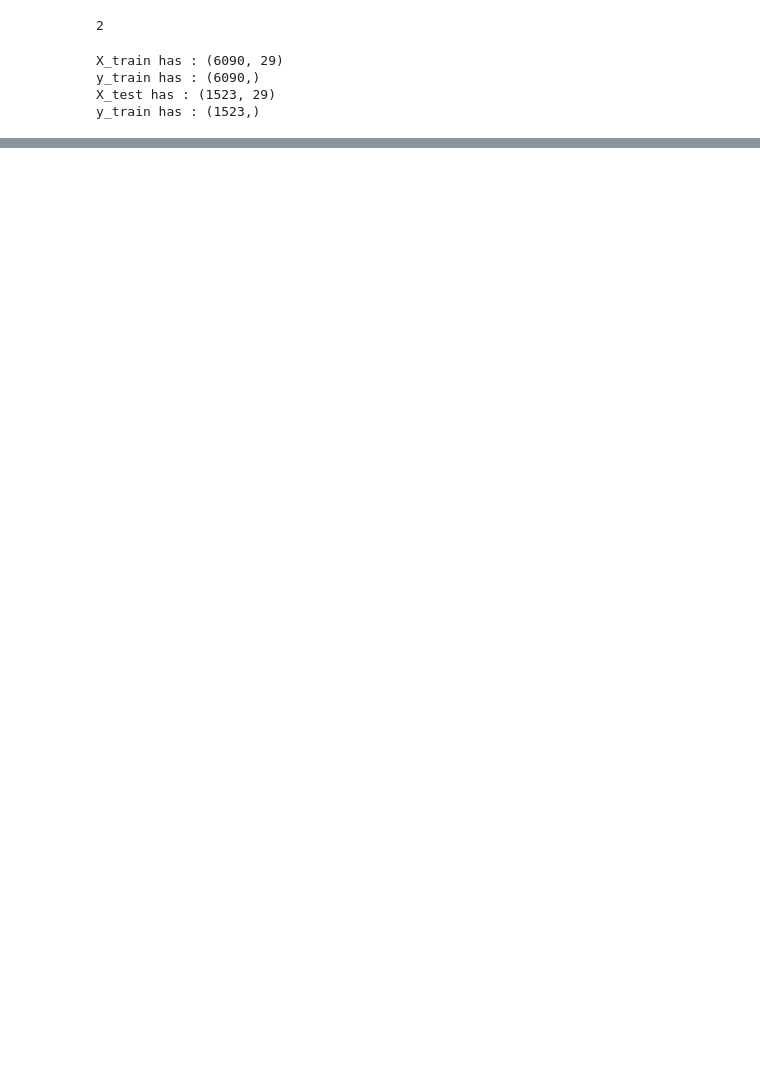
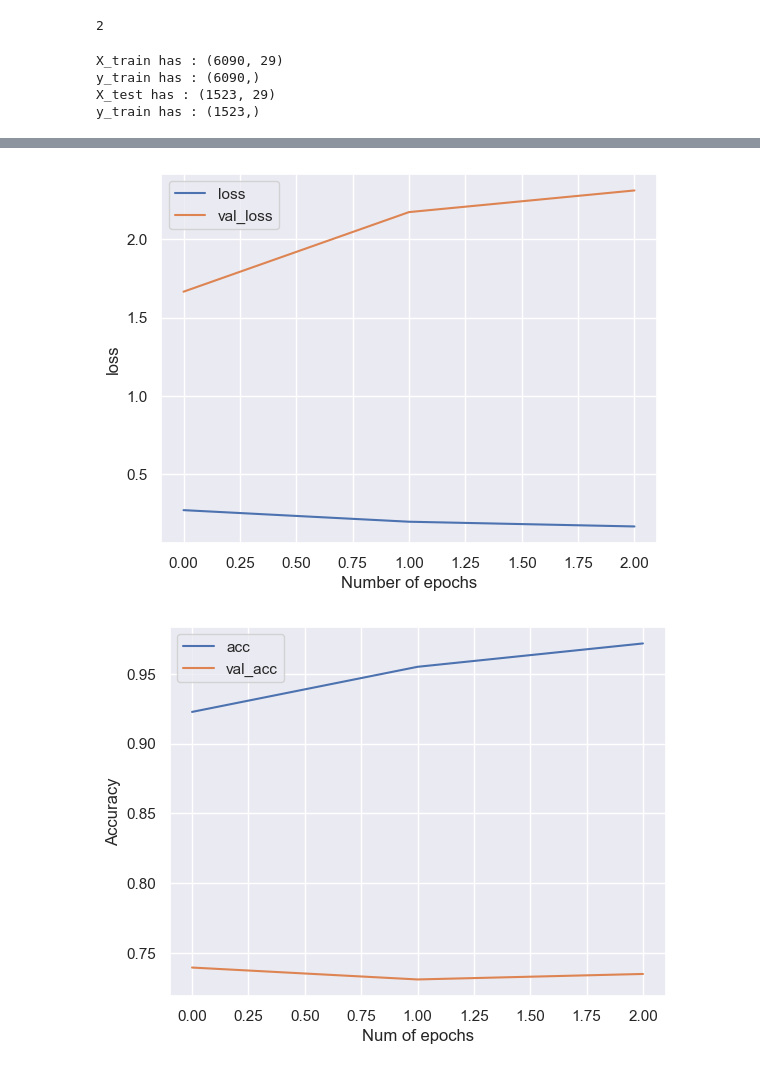
Before and after one commit to pinilDissanayaka/NLP-Disaster-Tweets, a Jupyter notebook: nlp-disaster-tweets.ipynb, the cells around one changed output, grey strips where cells are left out. Drawn from its saved outputs; the diff is of its cells as text; code cells hidden in the pictures; blank space fills up the shorter version.

```diff
--- a/nlp-disaster-tweets.ipynb
+++ b/nlp-disaster-tweets.ipynb
@@ -418,0 +440,6 @@ model2 = Sequential([
+# %%
+model2_hist = model1.fit(x = X_train,
+                      y = y_train,
+                      validation_data= (X_test, y_test),
+                      epochs= 5,
+                      batch_size = 50, callbacks= [early_stopping])
@@ -418,0 +453,5 @@ model2 = Sequential([
+# %%
+plot(model2_hist)
+# %% [output]
+[figure, added]
+[figure, added]
```
Also changed, not shown: parts of 10 cells of this notebook.
